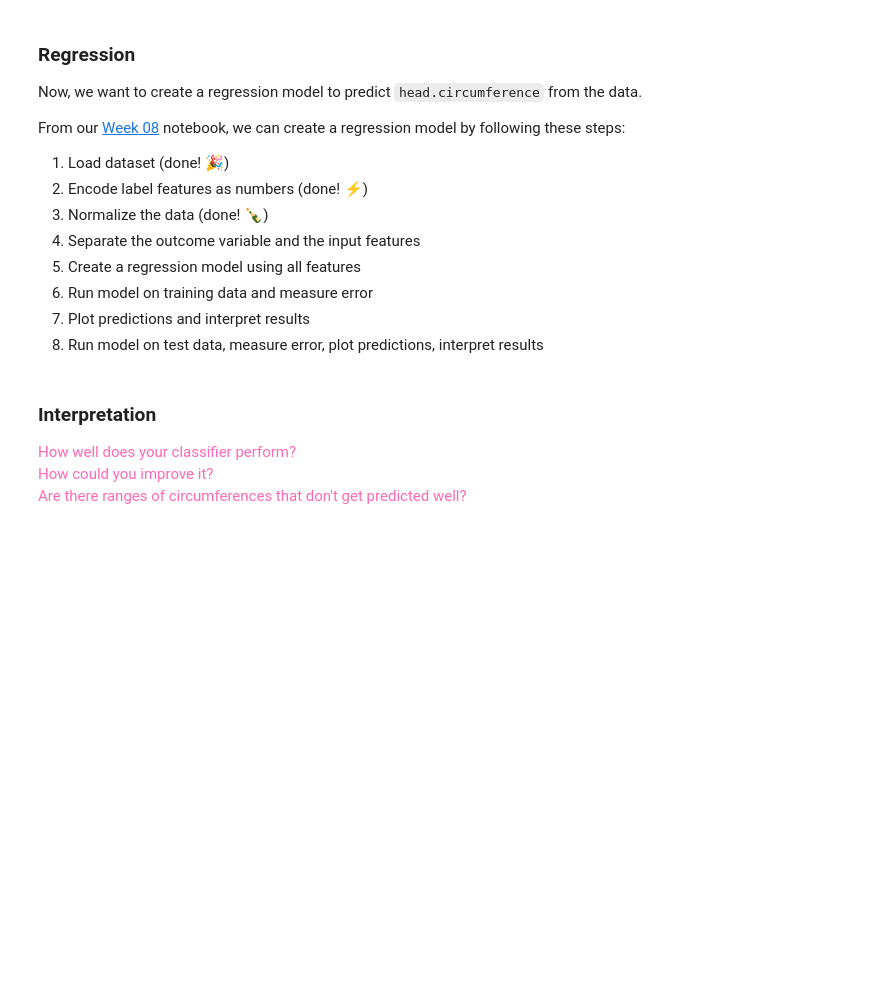
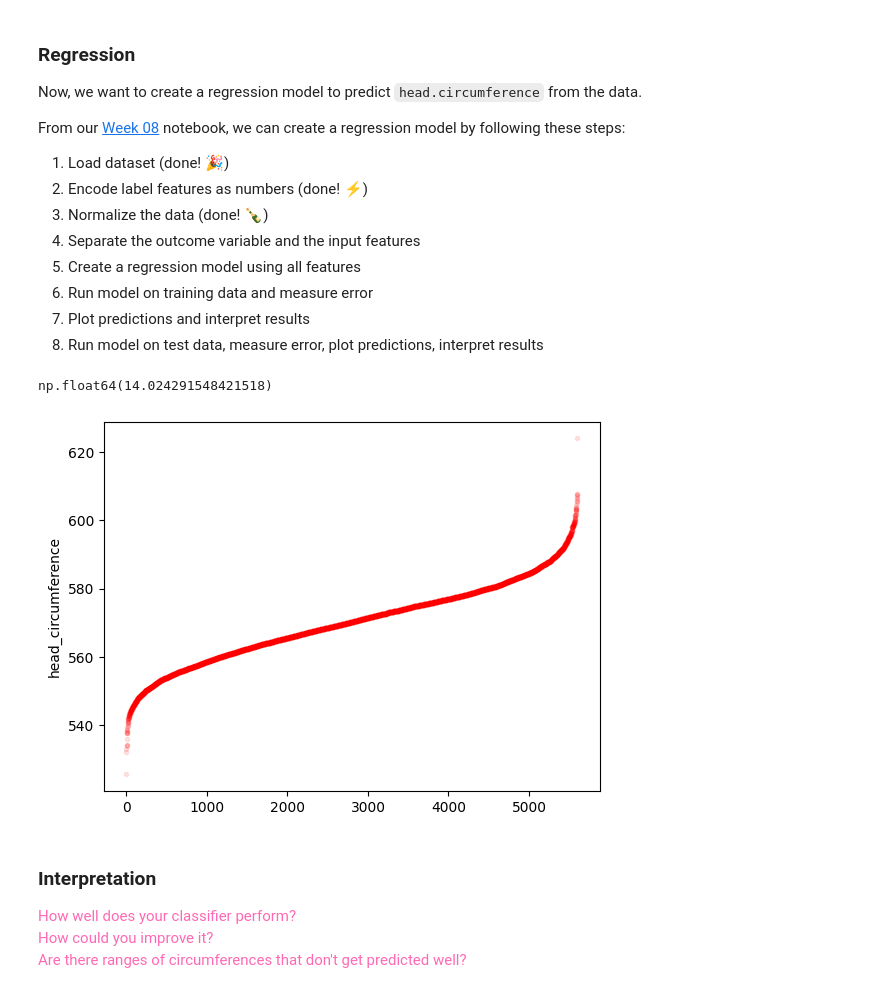
Before and after one commit to MACHINE-LEARNING-FOR-MEDIA-2024/HW08, a Jupyter notebook: HW08.ipynb, the cells around one changed output. Saved outputs shown, nothing was run; the diff lists cells and outputs as text; code cells hidden in the pictures; blank space fills up the shorter version.

```diff
--- a/HW08.ipynb
+++ b/HW08.ipynb
@@ -263,12 +263,29 @@ From our [Week 08](https://github.com/DM-GY-9103-2024F-H/WK08) notebook, we can
 # Work on Regression Model here
 
 ## Separate outcome variable and input features
-
+head_circumference = numeric_df_scaled["head.circumference"]
+features = numeric_df_scaled.drop(columns=["head.circumference"])
 ## Create a regression model
-
+head_circumference_model = LinearRegression()
+head_circumference_model.fit(features, head_circumference)
 ## Measure error on training data
-
+predicted_scaled = head_circumference_model.predict(features)
+predicted = numeric_df_scaler.inverse_transform(predicted_scaled)
+regression_error(numeric_df["head.circumference"], predicted["head.circumference"])
 ## Plot predictions and interpret results
+head_circumference_predicted = predicted["head.circumference"]
+plt.plot(sorted(head_circumference_predicted), color='r', marker='o', markersize='3', linestyle='', alpha=0.1)
+plt.ylabel("price")
+plt.show()
+# %% [output]
+np.float64(14.024291548421518)
+# %%
+head_circumference_predicted = predicted["head.circumference"]
+plt.plot(sorted(head_circumference_predicted), color='r', marker='o', markersize='3', linestyle='', alpha=0.1)
+plt.ylabel("head_circumference")
+plt.show()
+# %% [output]
+[figure, added]
 # %%
 ## Load Test Data
 ANSUR_TEST_FILE = "https://raw.githubusercontent.com/DM-GY-9103-2024F-H/9103-utils/main/datasets/json/ansur-test.json"
```
